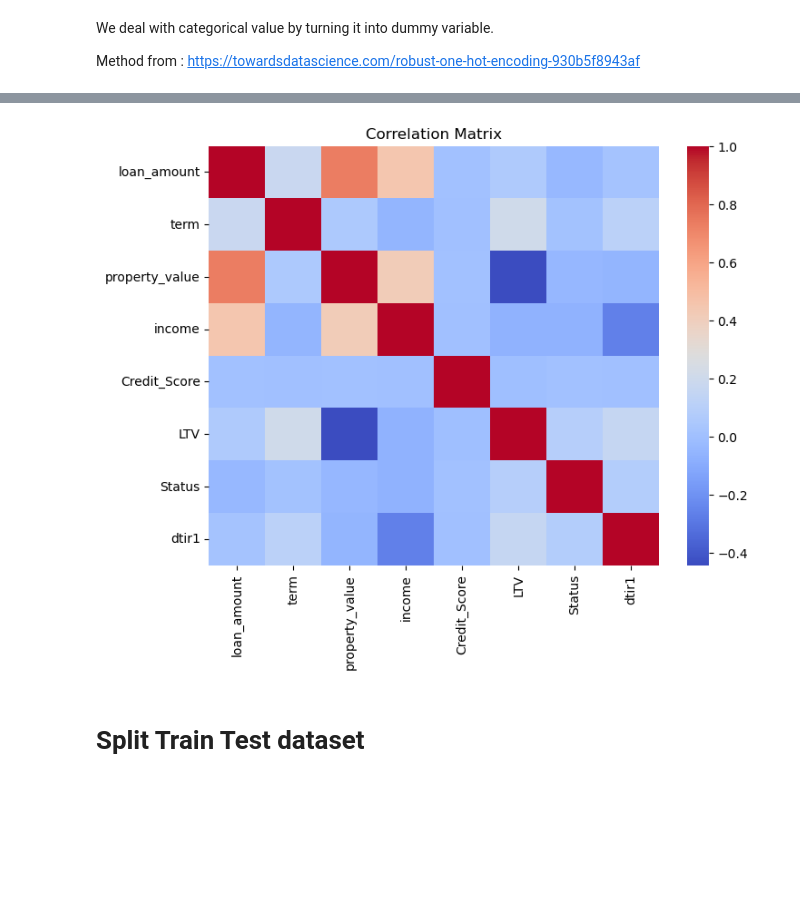
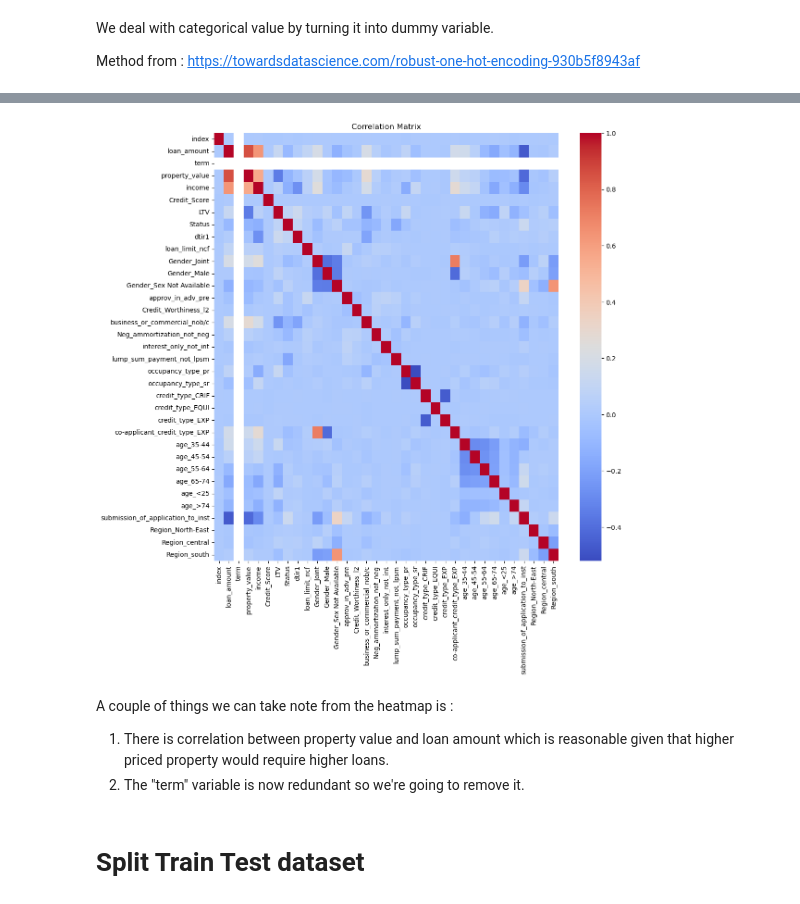
Before and after one commit to dr17549/Credit-Default-Prediction, a Jupyter notebook: Loan Default.ipynb, the cells around one changed output, grey strips where cells are left out. Drawn from its saved outputs; the diff is of its cells as text; code cells hidden in the pictures; blank space fills up the shorter version.

```diff
--- a/Loan Default.ipynb
+++ b/Loan Default.ipynb
@@ -73,0 +89,19 @@ df = df.drop(df[df['Gender'] == 'Not Available'].index)
+# %%
+# Select only numeric columns
+df1 = df.drop(["Status"], axis=1)
+numeric_df = df1.select_dtypes(include=[np.number])
+
+# Calculate quartiles and IQR
+Q1 = numeric_df.quantile(0.25)
+Q3 = numeric_df.quantile(0.75)
+IQR = Q3 - Q1
+
+# Identify outliers
+outliers = ((numeric_df < (Q1 - 1.5 * IQR)) | (numeric_df > (Q3 + 1.5 * IQR)))
+
+# Remove outliers
+df = df[~outliers.any(axis=1)]
+
+# Check the number of outliers removed for each feature
+print("Number of outliers removed for each feature:")
+print(outliers.sum())
@@ -95,7 +139,7 @@ categorical_columns = ['loan_limit', 'Gender', 'approv_in_adv', 'Credit_Worthine
        'age', 'submission_of_application', 'Region']
 
 # Initialize the encoder
-enc = OneHotEncoder(handle_unknown='ignore')
+enc = OneHotEncoder(handle_unknown='ignore', drop='first')
 
 # Fit and transform the data
 enc_data = enc.fit_transform(df[categorical_columns])
@@ -107,8 +151,10 @@ feature_names = enc.get_feature_names_out(categorical_columns)
 enc_df = pd.DataFrame(enc_data.toarray(),
                           columns=feature_names)
 
-# Concatenate with the numerical data
-df = pd.concat([df, enc_df], axis=1)
+df = df.reset_index()
 
 for i in categorical_columns:
     df = df.drop(i,axis=1)
+
+# Concatenate with the numerical data
+df = pd.concat([df, enc_df], axis=1)
@@ -156,8 +208,12 @@ Region_south and Region_North: -0.8764956446726088
 # %%
 # Plot correlation matrix
-plt.figure(figsize=(8, 6))
+plt.figure(figsize=(12, 12))
 sns.heatmap(correlation_matrix, cmap='coolwarm')
 plt.title('Correlation Matrix')
 plt.show()
 # %% [output]
-[figure, old version]
+[figure, new version]
+# %% [markdown]
+A couple of things we can take note from the heatmap is :
+1. There is correlation between property value and loan amount which is reasonable given that higher priced property would require higher loans.
+2. The "term" variable is now redundant so we're going to remove it.
```
Also changed, not shown: parts of 22 cells of this notebook.
